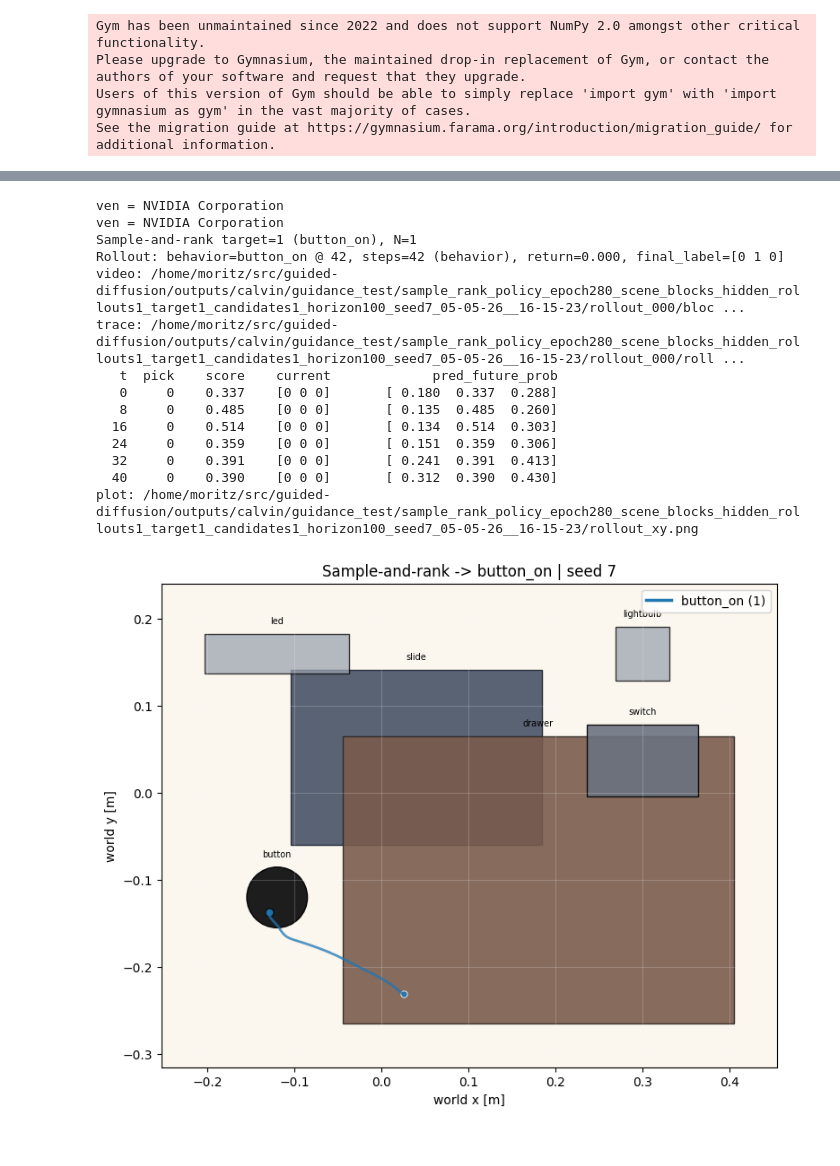
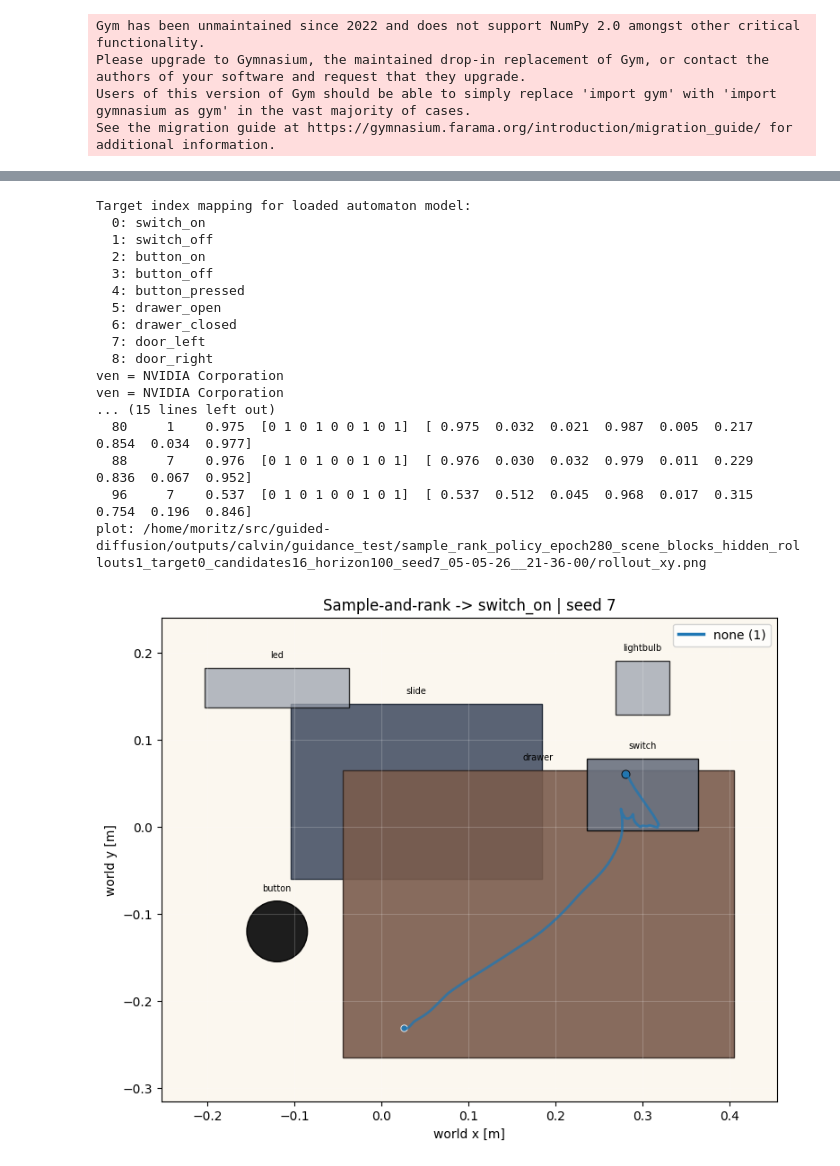
Before and after one commit to moritz-zoellner/guided-diffusion, a Jupyter notebook: calvin_experiments/automaton_guidance_calvin.ipynb, the cells around one changed output, grey strips where cells are left out. Saved outputs shown, nothing was run; the diff lists cells and outputs as text; code cells hidden in the pictures.

```diff
--- a/calvin_experiments/automaton_guidance_calvin.ipynb
+++ b/calvin_experiments/automaton_guidance_calvin.ipynb
@@ -33,7 +33,7 @@ import robomimic.utils.python_utils as PyUtils
 import robomimic.utils.torch_utils as TorchUtils
 
 import calvin_experiments.calvin_rollout_utils as CalvinRolloutUtils
-from calvin_experiments.label_calvin_world_model import LABEL_NAMES, label_scene_states
+from calvin_experiments.label_calvin_world_model import label_scene_states_for_names
 
 CalvinRolloutUtils = importlib.reload(CalvinRolloutUtils)
 from calvin_experiments.calvin_rollout_utils import (
@@ -67,7 +67,9 @@ CHECKPOINT_PATH = REPO_ROOT / "outputs/calvin/base_policy/calvin_D_base_dp/20260
 OUTPUT_ROOT = REPO_ROOT / "outputs/calvin/guidance_test"
 VIDEO_FPS = 30
 
-AUTOMATON_CKPT_PATH = REPO_ROOT / "outputs/calvin/automaton_world_model/h8_sh64_ah96_lh8_hh96_lr0.0001_epochs80_2026-05-04_17-15-26"
+AUTOMATON_CKPT_PATH = REPO_ROOT / "outputs/calvin/automaton_world_model/h8_sh64_ah96_lh16_hh128_lr0.0003_epochs80_2026-05-05_20-38-38"
+# AUTOMATON_CKPT_PATH = REPO_ROOT / "outputs/calvin/automaton_world_model/h8_sh64_ah96_lh8_hh96_lr0.0001_epochs80_2026-05-04_17-15-26"
+# AUTOMATON_CKPT_PATH = REPO_ROOT / "outputs/calvin/automaton_world_model/h8_sh64_ah96_lh8_hh96_lr0.0003_epochs80_2026-05-05_19-25-09"
 SCENE_CONFIG_NAME = load_json_config(SCENE_CONFIG_PATH)["name"]
 # %% [output]
 Gym has been unmaintained since 2022 and does not support NumPy 2.0 amongst other critical functionality.
@@ -116,7 +141,9 @@ def current_automaton_state_and_labels(env):
     robot = np.asarray(state["robot"], dtype=np.float32).reshape(-1)
     scene = np.asarray(state["scene"], dtype=np.float32).reshape(-1)
     automaton_state = np.concatenate([robot, scene]).astype(np.float32)
-    automaton_label = label_scene_states(scene[None, :])[0].astype(np.float32)
+    automaton_label = label_scene_states_for_names(
+        scene[None, :], AUTOMATON_LABEL_NAMES, AUTOMATON_LABEL_THRESHOLDS
+    )[0].astype(np.float32)
     return automaton_state, automaton_label
 
 
@@ -346,8 +354,8 @@ def predict_future_label_probs(automaton_state, automaton_label, action_chunks):
 def make_sample_rank_action_provider(target_label_idx, n_candidates):
     target_label_idx = int(target_label_idx)
     n_candidates = int(n_candidates)
-    if target_label_idx < 0 or target_label_idx >= len(LABEL_NAMES):
-        raise ValueError(f"target_label_idx must be in [0, {len(LABEL_NAMES) - 1}], got {target_label_idx}")
+    if target_label_idx < 0 or target_label_idx >= len(AUTOMATON_LABEL_NAMES):
+        raise ValueError(f"target_label_idx must be in [0, {len(AUTOMATON_LABEL_NAMES) - 1}], got {target_label_idx}")
     if n_candidates < 1:
         raise ValueError("n_candidates must be >= 1")
 
@@ -364,7 +372,7 @@ def make_sample_rank_action_provider(target_label_idx, n_candidates):
         record = {
             "t": int(step),
             "target_label_idx": target_label_idx,
-            "target_label_name": LABEL_NAMES[target_label_idx],
+            "target_label_name": AUTOMATON_LABEL_NAMES[target_label_idx],
             "current_label": automaton_label.astype(int).tolist(),
             "selected_idx": selected_idx,
             "selected_score": float(candidate_scores[selected_idx]),
@@ -376,9 +384,11 @@ def make_sample_rank_action_provider(target_label_idx, n_candidates):
     return action_provider
 # %%
 # run sample and rank rollout
-# Target labels from label_calvin_world_model.py: 0=switch_on, 1=button_on, 2=drawer_open.
-TARGET_LABEL_IDX = 1
-SAMPLE_AND_RANK_N = 1
+# Target indices come from TARGET_INDEX_MAPPING printed after loading the automaton model.
+TARGET_LABEL_IDX = 0
+print_target_index_mapping()
+TARGET_LABEL_IDX = validate_target_label_idx(TARGET_LABEL_IDX)
+SAMPLE_AND_RANK_N = 16
 SAMPLE_AND_RANK_SEED = 7
 SAMPLE_AND_RANK_HORIZON = 100
 
@@ -396,48 +406,51 @@ sample_rank_action_provider = make_sample_rank_action_provider(TARGET_LABEL_IDX,
 sample_rank_rollout = rollout_policy_once(
     seed=SAMPLE_AND_RANK_SEED,
     horizon=SAMPLE_AND_RANK_HORIZON,
     stop_on_behavior=True,
     action_provider=sample_rank_action_provider,
     output_dir=sample_rank_output_dir,
     rollout_tag="rollout_000",
 )
 
-print(f"Sample-and-rank target={TARGET_LABEL_IDX} ({LABEL_NAMES[TARGET_LABEL_IDX]}), N={SAMPLE_AND_RANK_N}")
+print(f"Sample-and-rank target={TARGET_LABEL_IDX} ({AUTOMATON_LABEL_NAMES[TARGET_LABEL_IDX]}), N={SAMPLE_AND_RANK_N}")
 print(
     f"Rollout: behavior={sample_rank_rollout['behavior']} @ {sample_rank_rollout['behavior_step']}, "
     f"steps={sample_rank_rollout['termination_step']} ({sample_rank_rollout['termination_reason']}), "
     f"return={sample_rank_rollout['return']:.3f}, final_label={format_onehot(sample_rank_rollout['final_label'])}"
 )
 print("video:", sample_rank_rollout.get("video"))
 print("trace:", sample_rank_rollout.get("trace"))
 print(f"{'t':>4}  {'pick':>4}  {'score':>7}  {'current':>9}  {'pred_future_prob':>27}")
 for record in sample_rank_rollout["records"]:
     print(
         f"{record['t']:4d}  {record['selected_idx']:4d}  {record['selected_score']:7.3f}  "
         f"{format_onehot(record['current_label']):>9}  {format_probs(record['pred_probs']):>27}"
     )
 plot_rollout_xy(
     [sample_rank_rollout],
     sample_rank_rollout["scene_snapshot"],
-    f"Sample-and-rank -> {LABEL_NAMES[TARGET_LABEL_IDX]} | seed {SAMPLE_AND_RANK_SEED}",
+    f"Sample-and-rank -> {AUTOMATON_LABEL_NAMES[TARGET_LABEL_IDX]} | seed {SAMPLE_AND_RANK_SEED}",
     save_path=sample_rank_output_dir / "rollout_xy.png",
 )
 # %% [output]
+Target index mapping for loaded automaton model:
+  0: switch_on
+  1: switch_off
+  2: button_on
+  3: button_off
+  4: button_pressed
+  5: drawer_open
+  6: drawer_closed
+  7: door_left
+  8: door_right
 ven = NVIDIA Corporation
 ven = NVIDIA Corporation
-Sample-and-rank target=1 (button_on), N=1
-Rollout: behavior=button_on @ 42, steps=42 (behavior), return=0.000, final_label=[0 1 0]
-video: /home/moritz/src/guided-diffusion/outputs/calvin/guidance_test/sample_rank_policy_epoch280_scene_blocks_hidden_rollouts1_target1_candidates1_horizon100_seed7_05-05-26__16-15-23/rollout_000/bloc ...
-trace: /home/moritz/src/guided-diffusion/outputs/calvin/guidance_test/sample_rank_policy_epoch280_scene_blocks_hidden_rollouts1_target1_candidates1_horizon100_seed7_05-05-26__16-15-23/rollout_000/roll ...
-   t  pick    score    current             pred_future_prob
-   0     0    0.337    [0 0 0]       [ 0.180  0.337  0.288]
-   8     0    0.485    [0 0 0]       [ 0.135  0.485  0.260]
-  16     0    0.514    [0 0 0]       [ 0.134  0.514  0.303]
-  24     0    0.359    [0 0 0]       [ 0.151  0.359  0.306]
-  32     0    0.391    [0 0 0]       [ 0.241  0.391  0.413]
-  40     0    0.390    [0 0 0]       [ 0.312  0.390  0.430]
-plot: /home/moritz/src/guided-diffusion/outputs/calvin/guidance_test/sample_rank_policy_epoch280_scene_blocks_hidden_rollouts1_target1_candidates1_horizon100_seed7_05-05-26__16-15-23/rollout_xy.png
+... (15 lines left out)
+  80     1    0.975  [0 1 0 1 0 0 1 0 1]  [ 0.975  0.032  0.021  0.987  0.005  0.217  0.854  0.034  0.977]
+  88     7    0.976  [0 1 0 1 0 0 1 0 1]  [ 0.976  0.030  0.032  0.979  0.011  0.229  0.836  0.067  0.952]
+  96     7    0.537  [0 1 0 1 0 0 1 0 1]  [ 0.537  0.512  0.045  0.968  0.017  0.315  0.754  0.196  0.846]
+plot: /home/moritz/src/guided-diffusion/outputs/calvin/guidance_test/sample_rank_policy_epoch280_scene_blocks_hidden_rollouts1_target0_candidates16_horizon100_seed7_05-05-26__21-36-00/rollout_xy.png
-[figure, old version]
+[figure, new version]
 # %%
 # sample and rank batch helper functions
 def run_sample_rank_batch(target_label_idx, n_rollouts=20, seed_start=0, seeds=None, n_candidates=16, horizon=100):
```
Also changed, not shown: parts of 4 cells of this notebook, 5 other files.
